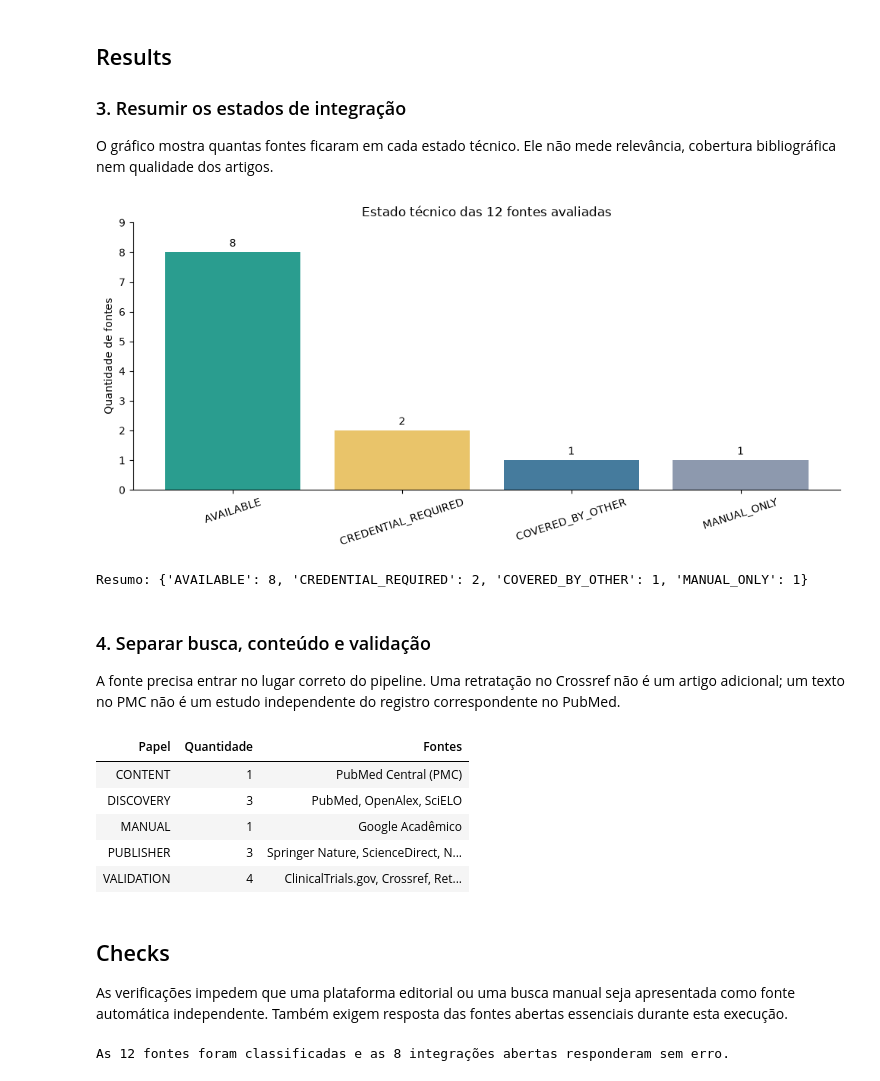
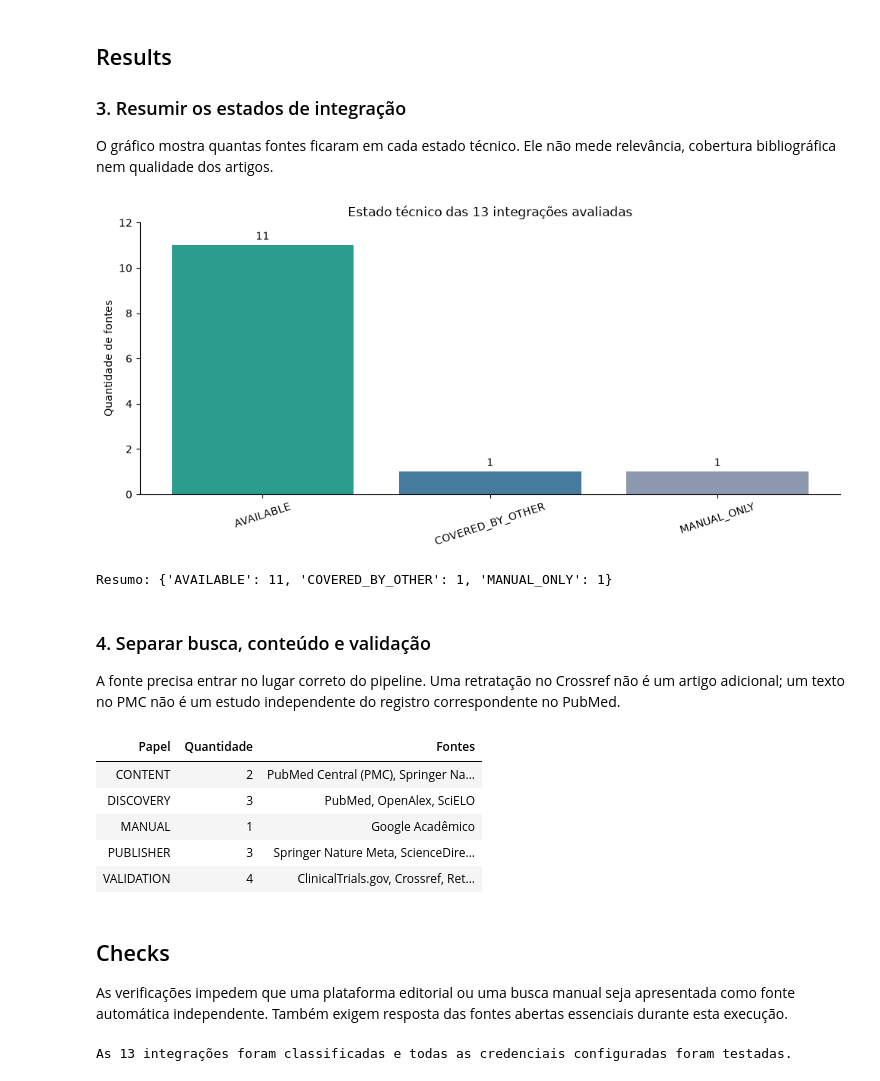
Before and after one commit to joaocarvv/r.ia-FakeNews, a Jupyter notebook: notebooks/21_validacao_fontes_cientificas.ipynb, the cells around one changed output. Cells and saved outputs as stored; diff of their text form; code cells hidden in the pictures.

Commit message:
fix: validate publisher API credentials

```diff
--- a/notebooks/21_validacao_fontes_cientificas.ipynb
+++ b/notebooks/21_validacao_fontes_cientificas.ipynb
@@ -59,7 +59,8 @@ config = SourceAuditConfig(
     limit=LIMIT,
     email=os.getenv("NCBI_EMAIL") or None,
     ncbi_api_key=os.getenv("NCBI_API_KEY") or None,
-    springer_api_key=os.getenv("SPRINGER_API_KEY") or None,
+    springer_meta_api_key=os.getenv("SPRINGER_META_API_KEY") or None,
+    springer_openaccess_api_key=os.getenv("SPRINGER_OPENACCESS_API_KEY") or None,
     elsevier_api_key=os.getenv("ELSEVIER_API_KEY") or None,
 )
 report = AcademicSourceAuditor(timeout=30).audit(config)
@@ -121,36 +123,36 @@ status_order = [
     SourceProbeStatus.ERROR,
 ]
 counts = Counter(item.status for item in report.results)
 labels = [status.value for status in status_order if counts[status]]
 values = [counts[status] for status in status_order if counts[status]]
 colors = {
     SourceProbeStatus.AVAILABLE: "#2a9d8f",
     SourceProbeStatus.CREDENTIAL_REQUIRED: "#e9c46a",
     SourceProbeStatus.COVERED_BY_OTHER: "#457b9d",
     SourceProbeStatus.MANUAL_ONLY: "#8d99ae",
     SourceProbeStatus.NO_RESULTS: "#f4a261",
     SourceProbeStatus.ERROR: "#e63946",
 }
 
 fig, ax = plt.subplots(figsize=(10, 4.8))
 bars = ax.bar(
     labels,
     values,
     color=[colors[status] for status in status_order if counts[status]],
 )
 ax.bar_label(bars, padding=3)
-ax.set_title("Estado técnico das 12 fontes avaliadas")
+ax.set_title("Estado técnico das 13 integrações avaliadas")
 ax.set_ylabel("Quantidade de fontes")
 ax.set_ylim(0, max(values) + 1)
 ax.tick_params(axis="x", rotation=18)
 ax.spines[["top", "right"]].set_visible(False)
 plt.tight_layout()
 plt.show()
 
 print("Resumo:", {label: value for label, value in zip(labels, values)})
 # %% [output]
-[figure, old version]
+[figure, new version]
-Resumo: {'AVAILABLE': 8, 'CREDENTIAL_REQUIRED': 2, 'COVERED_BY_OTHER': 1, 'MANUAL_ONLY': 1}
+Resumo: {'AVAILABLE': 11, 'COVERED_BY_OTHER': 1, 'MANUAL_ONLY': 1}
 # %% [markdown]
 ### 4. Separar busca, conteúdo e validação
 
@@ -169,10 +171,10 @@ display(HTML(
 ))
 # %% [output]
 | Papel | Quantidade | Fontes |
-| CONTENT | 1 | PubMed Central (PMC) |
+| CONTENT | 2 | PubMed Central (PMC), Springer Na... |
 | DISCOVERY | 3 | PubMed, OpenAlex, SciELO |
 | MANUAL | 1 | Google Acadêmico |
-| PUBLISHER | 3 | Springer Nature, ScienceDirect, N... |
+| PUBLISHER | 3 | Springer Nature Meta, ScienceDire... |
 | VALIDATION | 4 | ClinicalTrials.gov, Crossref, Ret... |
 # %% [markdown]
 ## Checks
@@ -183,7 +185,8 @@ by_source = {item.source: item for item in report.results}
 expected_sources = {
     "PubMed", "PubMed Central (PMC)", "ClinicalTrials.gov", "Crossref",
     "Retraction Watch (via Crossref)", "OpenAlex", "DataCite", "SciELO",
-    "Springer Nature", "ScienceDirect", "Nature", "Google Acadêmico",
+    "Springer Nature Meta", "Springer Nature Open Access", "ScienceDirect",
+    "Nature", "Google Acadêmico",
 }
 required_open_sources = {
     "PubMed", "PubMed Central (PMC)", "ClinicalTrials.gov", "Crossref",
@@ -195,10 +198,16 @@ assert all(by_source[name].status is SourceProbeStatus.AVAILABLE for name in req
 assert by_source["Nature"].status is SourceProbeStatus.COVERED_BY_OTHER
 assert by_source["Google Acadêmico"].status is SourceProbeStatus.MANUAL_ONLY
 assert by_source["SciELO"].query_specific is False
+if config.springer_meta_api_key:
+    assert by_source["Springer Nature Meta"].status is SourceProbeStatus.AVAILABLE
+if config.springer_openaccess_api_key:
+    assert by_source["Springer Nature Open Access"].status is SourceProbeStatus.AVAILABLE
+if config.elsevier_api_key:
+    assert by_source["ScienceDirect"].status is SourceProbeStatus.AVAILABLE
 assert report.error_count == 0
-print("As 12 fontes foram classificadas e as 8 integrações abertas responderam sem erro.")
+print("As 13 integrações foram classificadas e todas as credenciais configuradas foram testadas.")
 # %% [output]
-As 12 fontes foram classificadas e as 8 integrações abertas responderam sem erro.
+As 13 integrações foram classificadas e todas as credenciais configuradas foram testadas.
 # %% [markdown]
 ## Takeaways
 
```
Also changed, not shown: parts of 4 cells of this notebook, 5 other files.
